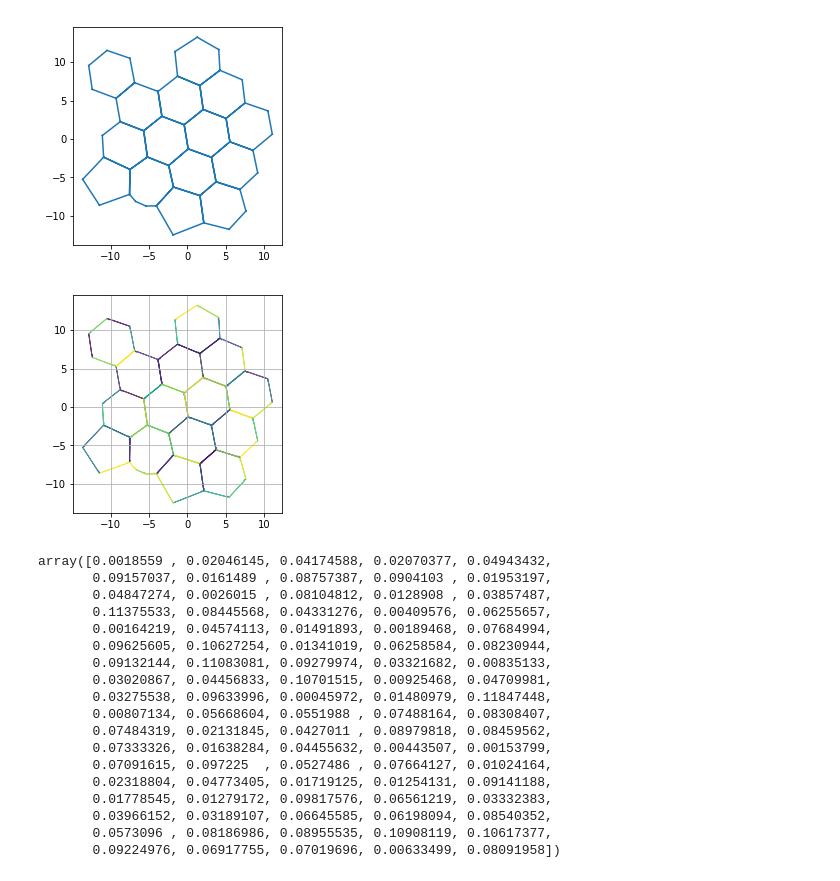
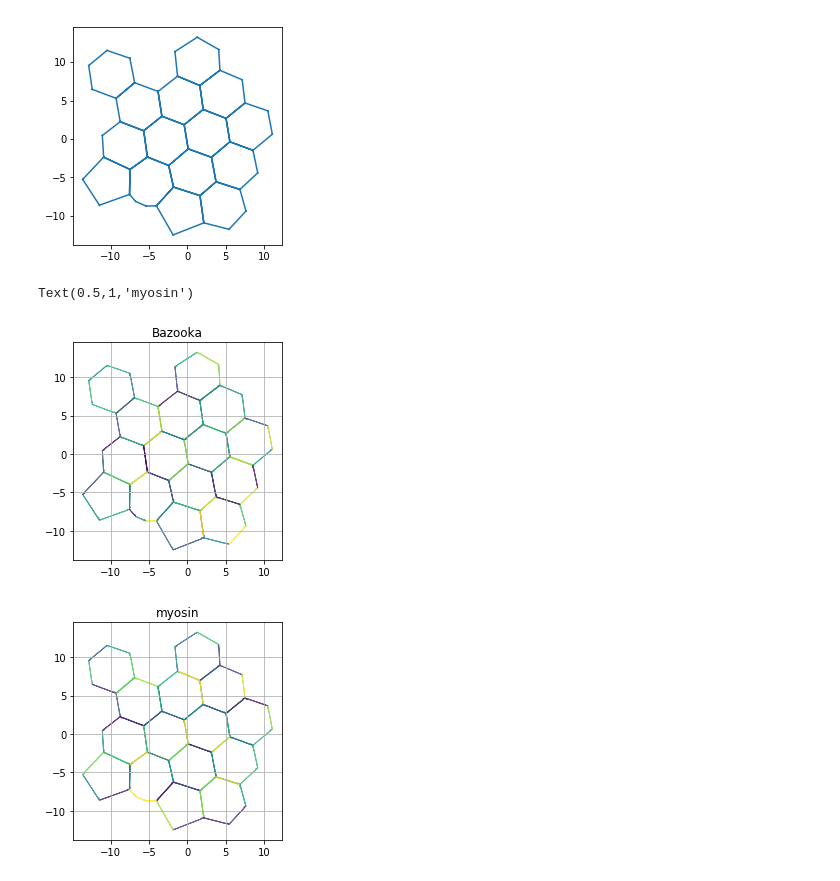
Before and after one commit to suzannelab/polarity, a Jupyter notebook: notebooks/Polarity2proteines.ipynb, the cells around one changed output. Drawn from its saved outputs; the diff is of its cells as text; code cells hidden in the pictures.

Commit message:
wip polarity 2 proteins

```diff
--- a/notebooks/Polarity2proteines.ipynb
+++ b/notebooks/Polarity2proteines.ipynb
@@ -214,55 +241,17 @@ sheet.settings ['J'] = 1e-6
-# %%
-"""# Add column 'C_a' to face_df, which contains the total quantity of protein a in the cell
-sheet.face_df['prefered_C_a'] = 1
-
-# Add column 'C_a' to edge_df, whoch contains the quantity of protein along one edge
-sheet.edge_df['C_a'] = 0
-for e in sheet.edge_df.index :
-    #sheet.edge_df.loc[e, 'C_a'] = 1/sheet.face_df.loc[sheet.edge_df.loc[e,'face'], 'num_sides']
-    sheet.edge_df.loc[e, 'C_a'] = random.uniform(0,0.3)
-
-# Sum all edges prot concentration for all faces
-faces_C_a = sheet.sum_face(sheet.edge_df['C_a'])
-sheet.edge_df['C_a'] = sheet.edge_df['C_a'] * sheet.upcast_face(sheet.face_df['prefered_C_a']) / sheet.upcast_face(faces_C_a.values)
-
-# Need to stock the quantity of protein information in edge_df and face_df
-sheet.edge_df['N_a'] = sheet.edge_df['C_a'] * sheet.edge_df['length']
-sheet.face_df['N_a'] = sheet.face_df['prefered_C_a'] * sheet.face_df['perimeter']
-
-
-
-
-sheet.settings ['epsilon_0'] = 0.02
-sheet.settings ['epsilon_1'] = 0.4
-sheet.settings ['J'] = 1e-6
-#sheet.settings ['lambda_c'] = 1"""
 # %%
 # Forme du tissu au debut
 sheet2 = sheet.extract_bounding_box(y_boundary=[-100,100], x_boundary = [-200,200], z_boundary=[-400,400])
-fig, ax = sheet_view(sheet2, edge={'color_range': [0,0.1],'color':sheet2.edge_df.C_a, 'width':1},
+fig, ax = sheet_view(sheet2, edge={'color_range': [0,0.1],'color':sheet2.edge_df.C_a_bazooka, 'width':1},
                      vert={'visible':False}, coords = ['x','y'])
+ax.set_title('Bazooka')
+
+sheet2 = sheet.extract_bounding_box(y_boundary=[-100,100], x_boundary = [-200,200], z_boundary=[-400,400])
+fig, ax = sheet_view(sheet2, edge={'color_range': [0,0.1],'color':sheet2.edge_df.C_a_myosin, 'width':1},
+                     vert={'visible':False}, coords = ['x','y'])
+ax.set_title('myosin')
 # %% [output]
+Text(0.5,1,'myosin')
-[figure, old version]
+[figure, new version]
+[figure, added]
-# %%
-sheet.edge_df.C_a.unique()
-# %% [output]
-array([0.0018559 , 0.02046145, 0.04174588, 0.02070377, 0.04943432,
-       0.09157037, 0.0161489 , 0.08757387, 0.0904103 , 0.01953197,
-       0.04847274, 0.0026015 , 0.08104812, 0.0128908 , 0.03857487,
-       0.11375533, 0.08445568, 0.04331276, 0.00409576, 0.06255657,
-       0.00164219, 0.04574113, 0.01491893, 0.00189468, 0.07684994,
-       0.09625605, 0.10627254, 0.01341019, 0.06258584, 0.08230944,
-       0.09132144, 0.11083081, 0.09279974, 0.03321682, 0.00835133,
-       0.03020867, 0.04456833, 0.10701515, 0.00925468, 0.04709981,
-       0.03275538, 0.09633996, 0.00045972, 0.01480979, 0.11847448,
-       0.00807134, 0.05668604, 0.0551988 , 0.07488164, 0.08308407,
-       0.07484319, 0.02131845, 0.0427011 , 0.08979818, 0.08459562,
-       0.07333326, 0.01638284, 0.04455632, 0.00443507, 0.00153799,
-       0.07091615, 0.097225  , 0.0527486 , 0.07664127, 0.01024164,
-       0.02318804, 0.04773405, 0.01719125, 0.01254131, 0.09141188,
-       0.01778545, 0.01279172, 0.09817576, 0.06561219, 0.03332383,
-       0.03966152, 0.03189107, 0.06645585, 0.06198094, 0.08540352,
-       0.0573096 , 0.08186986, 0.08955535, 0.10908119, 0.10617377,
-       0.09224976, 0.06917755, 0.07019696, 0.00633499, 0.08091958])
 # %%
 import time
```
Also changed, not shown: parts of 24 cells of this notebook, 1 other file.
